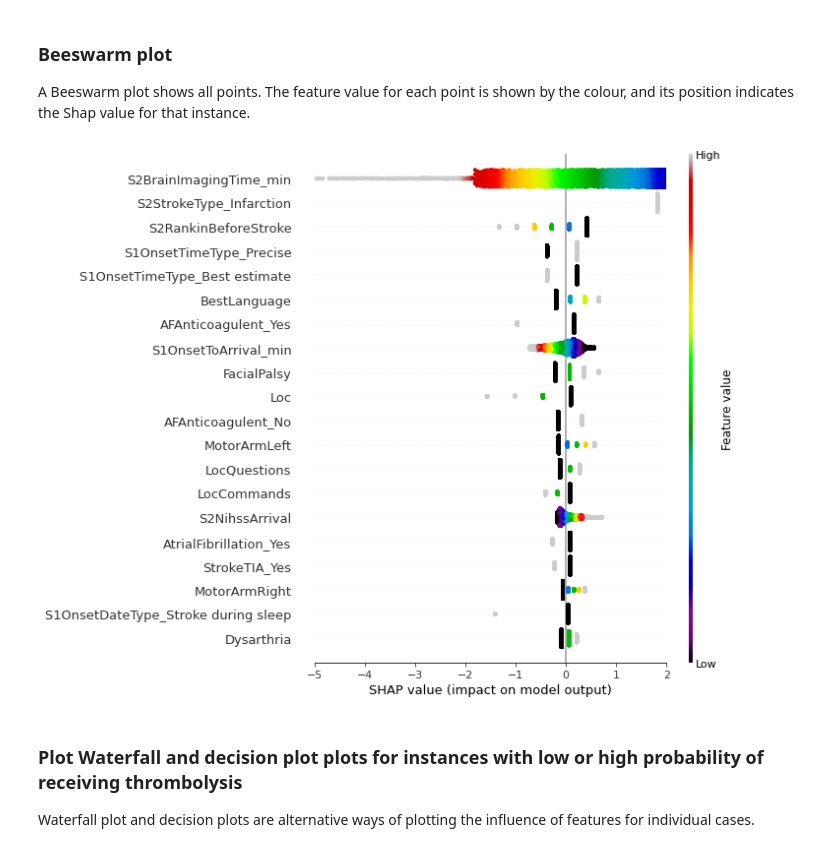
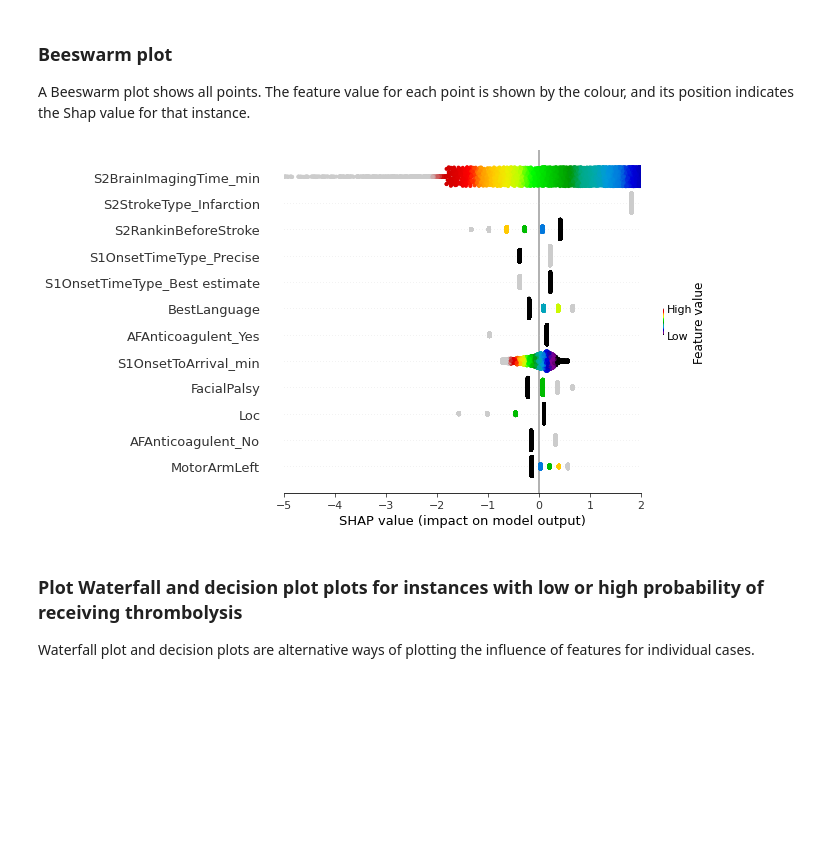
Before and after one commit to samuel-book/samuel-2, a Jupyter notebook: _sources/samuel_1/shap/01_log_reg_shap.ipynb, the cells around one changed output. Saved outputs shown, nothing was run; the diff lists cells and outputs as text; code cells hidden in the pictures; blank space fills up the shorter version.

```diff
--- a/_sources/samuel_1/shap/01_log_reg_shap.ipynb
+++ b/_sources/samuel_1/shap/01_log_reg_shap.ipynb
@@ -309,16 +311,20 @@ A Beeswarm plot shows all points. The feature value for each point is shown by t
 # %%
 fig = plt.figure(figsize=(6,6))
 
 shap.summary_plot(shap_values=shap_values,
-                  features=X_test_std,
+                  features=X_test,
                   feature_names=features,
-                  cmap=plt.get_cmap('nipy_spectral'),
-                  show=False)
+                  max_display=12,
+                  cmap=plt.get_cmap('nipy_spectral'),show=False)
+
 # Truncate x axis
 plt.xlim(-5,2)
+
+plt.savefig('output/lr_beeswarm.jpg', dpi=300, bbox_inches='tight',
+            pad_inches=0.2)
 plt.show()
 # %% [output]
-[figure, old version]
+[figure, new version]
 # %% [markdown]
 ### Plot Waterfall and decision plot plots for instances with low or high probability of receiving thrombolysis
 
```
Also changed, not shown: parts of 8 cells of this notebook, 35 other files.
